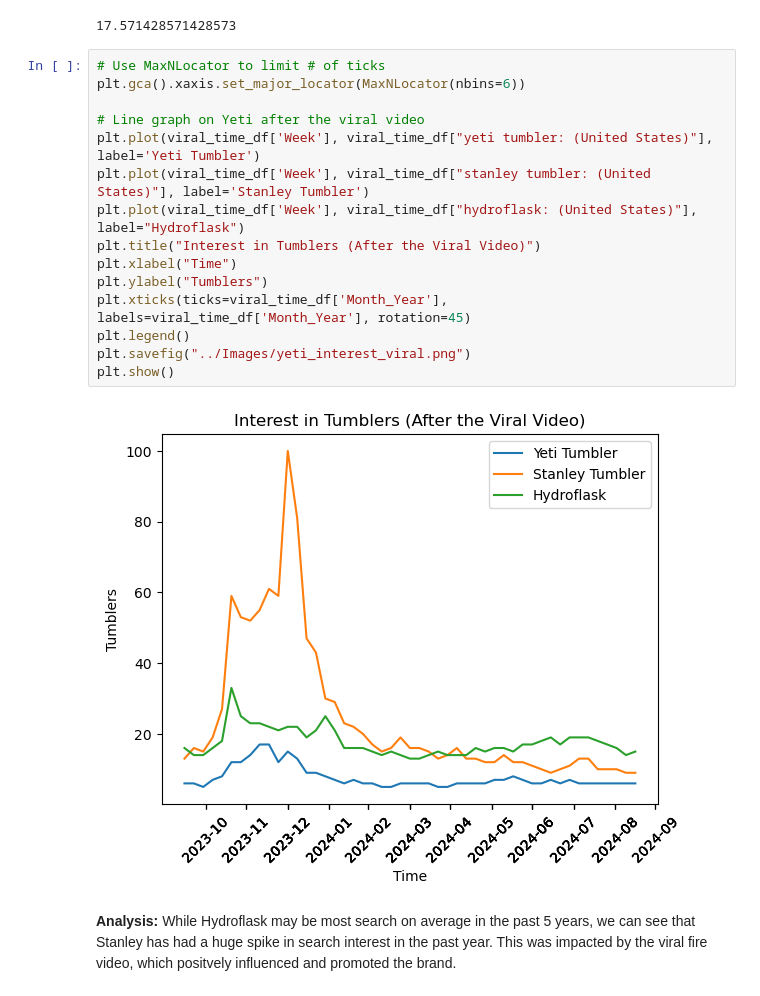
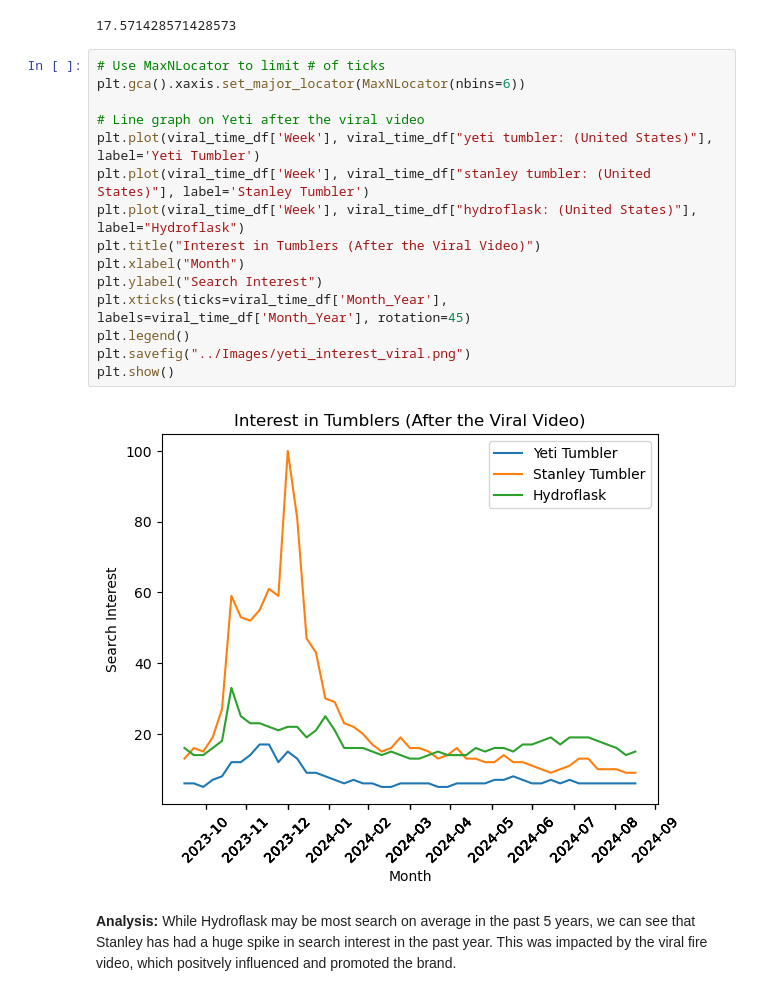
Before and after one commit to Crystal-Gonzales/Project-1, a Jupyter notebook: Tumbler/Fire-Proof Tumblers.ipynb, the cells around one changed output. Saved outputs shown, nothing was run; the diff lists cells and outputs as text.

```diff
--- a/Tumbler/Fire-Proof Tumblers.ipynb
+++ b/Tumbler/Fire-Proof Tumblers.ipynb
@@ -125,20 +125,20 @@ viral_time_df["hydroflask: (United States)"].mean()
 # %%
 # Use MaxNLocator to limit # of ticks
 plt.gca().xaxis.set_major_locator(MaxNLocator(nbins=6))
 
 # Line graph on Yeti after the viral video
 plt.plot(viral_time_df['Week'], viral_time_df["yeti tumbler: (United States)"], label='Yeti Tumbler')
 plt.plot(viral_time_df['Week'], viral_time_df["stanley tumbler: (United States)"], label='Stanley Tumbler')
 plt.plot(viral_time_df['Week'], viral_time_df["hydroflask: (United States)"], label="Hydroflask")
 plt.title("Interest in Tumblers (After the Viral Video)")
-plt.xlabel("Time")
-plt.ylabel("Tumblers")
+plt.xlabel("Month")
+plt.ylabel("Search Interest")
 plt.xticks(ticks=viral_time_df['Month_Year'], labels=viral_time_df['Month_Year'], rotation=45)
 plt.legend()
 plt.savefig("../Images/yeti_interest_viral.png")
 plt.show()
 # %% [output]
-[figure, old version]
+[figure, new version]
 # %% [markdown]
 **Analysis:** While Hydroflask may be most search on average in the past 5 years, we can see that Stanley has had a huge spike in search interest in the past year. This was impacted by the viral fire video, which positvely influenced and promoted the brand.
 # %% [markdown]
```
Also changed, not shown: parts of 1 cell of this notebook, 2 other files.
